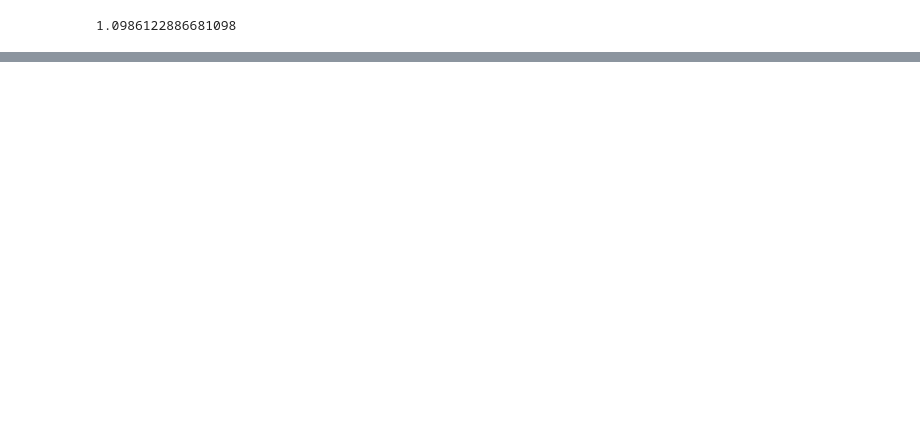
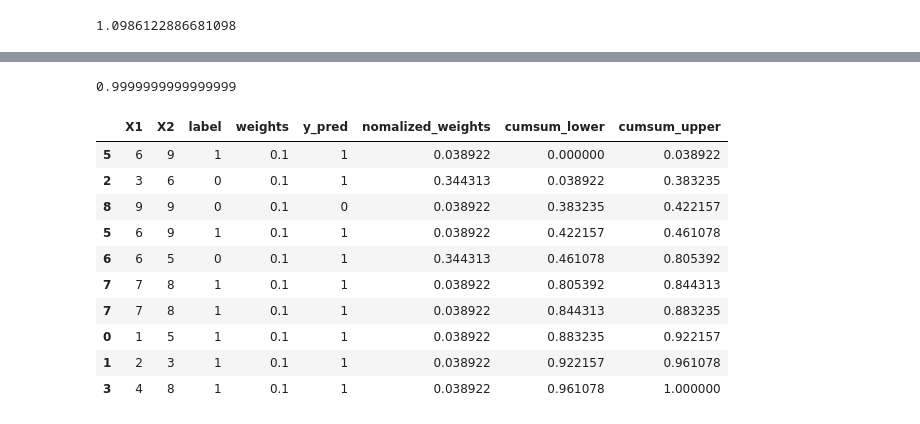
Before and after one commit to gautamsudip/Machine-Learning-Algorithms-From-Scratch, a Jupyter notebook: adaboost.ipynb, the cells around one changed output, grey strips where cells are left out. Drawn from its saved outputs; the diff is of its cells as text; code cells hidden in the pictures; blank space fills up the shorter version.

```diff
--- a/adaboost.ipynb
+++ b/adaboost.ipynb
@@ -273,0 +274,4 @@ second_df
+# %%
+second_df['nomalized_weights'].sum()
+# %% [output]
+0.9999999999999999
@@ -273,0 +281,14 @@ second_df
+# %%
+second_df[['X1','X2','label','weights','y_pred','nomalized_weights','cumsum_lower','cumsum_upper']]
+# %% [output]
+|  | X1 | X2 | label | weights | y_pred | nomalized_weights | cumsum_lower | cumsum_upper |
+| 5 | 6 | 9 | 1 | 0.1 | 1 | 0.038922 | 0.000000 | 0.038922 |
+| 2 | 3 | 6 | 0 | 0.1 | 1 | 0.344313 | 0.038922 | 0.383235 |
+| 8 | 9 | 9 | 0 | 0.1 | 0 | 0.038922 | 0.383235 | 0.422157 |
+| 5 | 6 | 9 | 1 | 0.1 | 1 | 0.038922 | 0.422157 | 0.461078 |
+| 6 | 6 | 5 | 0 | 0.1 | 1 | 0.344313 | 0.461078 | 0.805392 |
+| 7 | 7 | 8 | 1 | 0.1 | 1 | 0.038922 | 0.805392 | 0.844313 |
+| 7 | 7 | 8 | 1 | 0.1 | 1 | 0.038922 | 0.844313 | 0.883235 |
+| 0 | 1 | 5 | 1 | 0.1 | 1 | 0.038922 | 0.883235 | 0.922157 |
+| 1 | 2 | 3 | 1 | 0.1 | 1 | 0.038922 | 0.922157 | 0.961078 |
+| 3 | 4 | 8 | 1 | 0.1 | 1 | 0.038922 | 0.961078 | 1.000000 |
```
Also changed, not shown: parts of 15 cells of this notebook.
